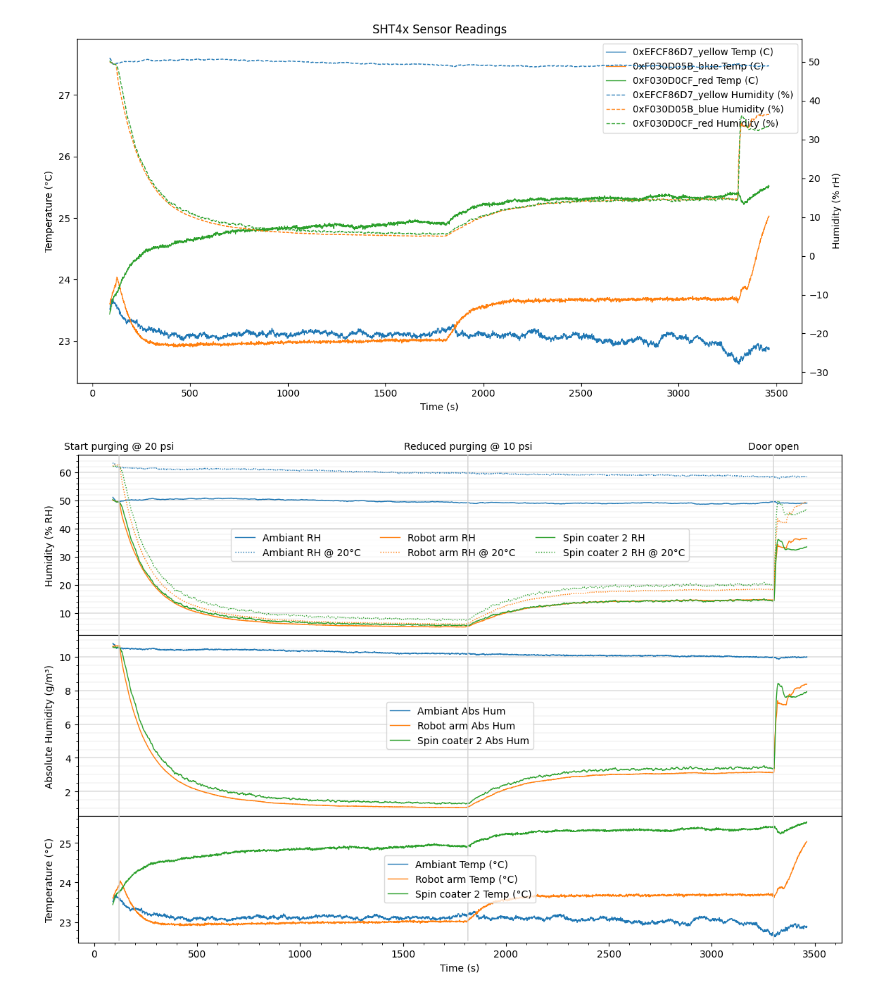
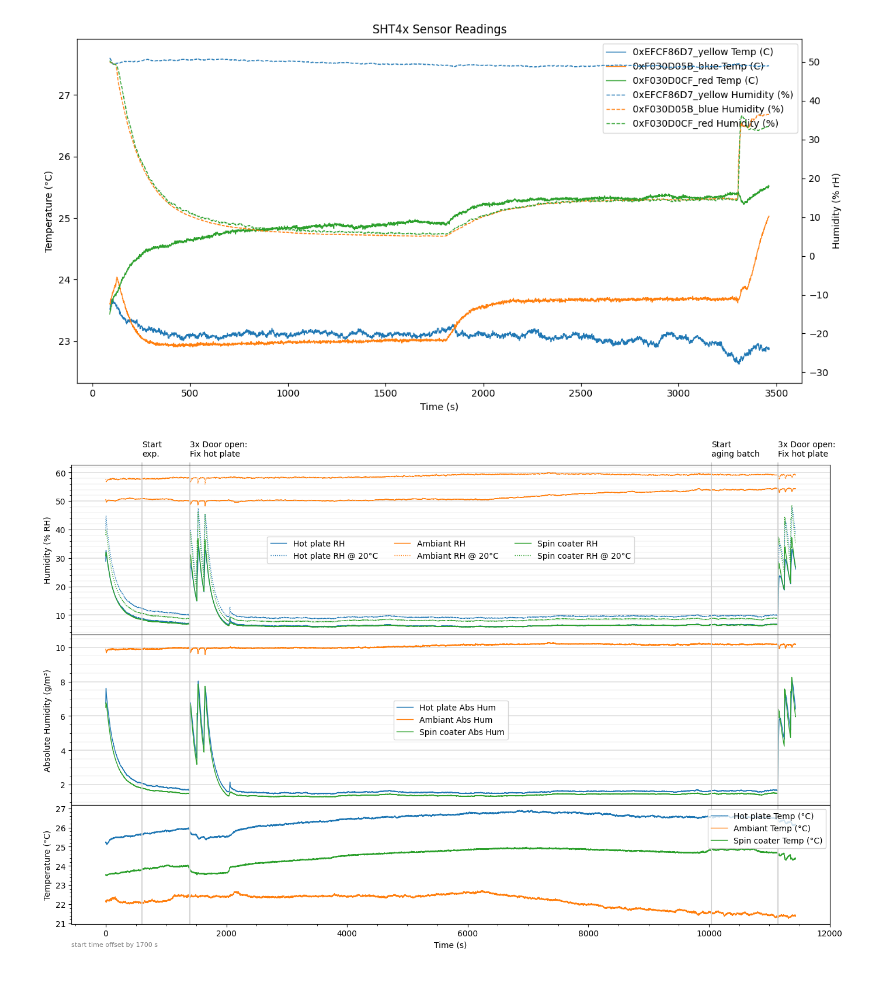
Before and after one commit to yyrliu/adafruit-sht4x-trinkey-humidity-sensor, a Jupyter notebook: plot.ipynb, the cells around one changed output. Saved outputs shown, nothing was run; the diff lists cells and outputs as text; code cells hidden in the pictures.

Commit message:
Add new data

```diff
--- a/plot.ipynb
+++ b/plot.ipynb
@@ -57,7 +57,9 @@ import matplotlib.pyplot as plt
 import matplotlib as mpl
 import numpy as np
 
-csv_file = 'sensor_readings_20250627_121615.csv'
+csv_file = 'sensor_readings_20250709_101706.csv'
+start_time_offeset = 1700  # seconds to ignore at the start
+time_unit = 's'  # time unit for x-axis, can be 's' or 'min'
 serial_to_name = {
     "sensor_readings_20250620_125414.csv": {
         "0xF030D05B_blue": "Box",
@@ -73,8 +75,19 @@ serial_to_name = {
         "0xF030D05B_blue": "Robot arm",
         "0xF030D0CF_red": "Spin coater 2",
         "0xEFCF86D7_yellow": "Ambiant"
+    },
+    "sensor_readings_20250701_151456.csv": {
+        "0xF030D05B_blue": "Hot plate",
+        "0xF030D0CF_red": "Spin coater",
+        "0xEFCF86D7_yellow": "Ambiant"
+    },
+    "sensor_readings_20250709_101706.csv": {
+        "0xF030D05B_blue": "Hot plate",
+        "0xF030D0CF_red": "Spin coater",
+        "0xEFCF86D7_yellow": "Ambiant"
     }
 }
+
 
 def calc_absolute_humidity(temp_c, rh):
     # Ref: https://sensirion.com/media/documents/A419127A/6836C0D2/Sensirion_AppNotes_Humidity_Sensors_at_a_Glance.pdf
@@ -98,12 +111,13 @@ for i, serial in enumerate(serials):
     hum_col = f"{serial}_humidity (% rH)"
     valid = df[['time_s', temp_col, hum_col]].dropna()
 
-    # valid = valid[valid['time_s'] > 1800]
-    # valid['time_s'] -= valid['time_s'].min()  # Normalize time to start at 0
+    valid = valid[valid['time_s'] > start_time_offeset]
+    valid['time_s'] -= valid['time_s'].min()  # Normalize time to start at 0
 
     valid = valid.assign(**{
         "Abs Hum (g/m³)": calc_absolute_humidity(valid[temp_col], valid[hum_col]),
-        "RH @ 20°C (%)": calc_relative_humidity(valid[hum_col], valid[temp_col], 20.0)
+        "RH @ 20°C (%)": calc_relative_humidity(valid[hum_col], valid[temp_col], 20.0),
+        "time_min": valid['time_s'] / 60.0,
     })
 
     valid.rename(columns={
@@ -121,59 +135,62 @@ fig, (ax_rh, ax_ah, ax_temp) = plt.subplots(
 colors = mpl.cm.tab10(range(10))
 for i, (sensor_name, data) in enumerate(data_series.items()):
     color = colors[i % len(colors)]
-    ax_ah.plot(data['time_s'], data['Abs Hum (g/m³)'], label=f"{sensor_name} Abs Hum", color=color, linewidth=1, linestyle='-')
-    ax_rh.plot(data['time_s'], data['RH (%)'], label=f"{sensor_name} RH", linewidth=1, color=color, linestyle='-')
-    ax_rh.plot(data['time_s'], data['RH @ 20°C (%)'], label=f"{sensor_name} RH @ 20°C", linewidth=1, color=color, linestyle=':')
-    ax_temp.plot(data['time_s'], data['T (°C)'], label=f"{sensor_name} Temp (°C)", linewidth=1, color=color)
+    x = data['time_s'] if time_unit == 's' else data['time_min']
+    ax_ah.plot(x, data['Abs Hum (g/m³)'], label=f"{sensor_name} Abs Hum", color=color, linewidth=1, linestyle='-')
+    ax_rh.plot(x, data['RH (%)'], label=f"{sensor_name} RH", linewidth=1, color=color, linestyle='-')
+    ax_rh.plot(x, data['RH @ 20°C (%)'], label=f"{sensor_name} RH @ 20°C", linewidth=1, color=color, linestyle=':')
+    ax_temp.plot(x, data['T (°C)'], label=f"{sensor_name} Temp (°C)", linewidth=1, color=color)
 
 ax_ah.set_ylabel('Absolute Humidity (g/m³)')
 ax_rh.set_ylabel('Humidity (% RH)')
-ax_temp.set_xlabel('Time (s)')
 ax_temp.set_ylabel('Temperature (°C)')
 
-ax_temp.annotate('Start purging @ 20 psi', (120, ax_temp.get_ylim()[0]), (120, ax_temp.get_ylim()[1] + (ax_temp.get_ylim()[1] - ax_temp.get_ylim()[0]) * 2.9), arrowprops={"arrowstyle": "-", "color": "lightgray"}, ha='center', fontsize=10, annotation_clip=False)
-ax_temp.annotate('Reduced purging @ 10 psi', (1815, ax_temp.get_ylim()[0]), (1815, ax_temp.get_ylim()[1] + (ax_temp.get_ylim()[1] - ax_temp.get_ylim()[0]) * 2.9), arrowprops={"arrowstyle": "-", "color": "lightgray"}, ha='center', fontsize=10, annotation_clip=False)
-ax_temp.annotate('Door open', (3300, ax_temp.get_ylim()[0]), (3300, ax_temp.get_ylim()[1] + (ax_temp.get_ylim()[1] - ax_temp.get_ylim()[0]) * 2.9), arrowprops={"arrowstyle": "-", "color": "lightgray"}, ha='center', fontsize=10, annotation_clip=False)
+if time_unit == 's':
+    ax_temp.set_xlabel('Time (s)')
+elif time_unit == 'min':
+    ax_temp.set_xlabel('Time (min)')
+else:
+    raise ValueError(f"Unsupported time unit: {time_unit}")
 
-# # Draw horizontal lines for all axes
-# for i, (sensor_name, data) in enumerate(data_series.items()):
-#     color = colors[i % len(colors)]
 
-#     # Find minimum humidity values
-#     min_rh = data['RH (%)'].min()
-#     min_abs_hum = data['Abs Hum (g/m³)'].min()
+ax_temp.text(0, -0.15, f"start time offset by {start_time_offeset} s",
+             ha='left', va='top', fontsize=8, color='gray', transform=ax_temp.transAxes)
+vlines = [
+    ("Start\nexp.", 600),
+    ("3x Door open:\nFix hot plate", 1390),
+    ("Start\naging batch", 10040),
+    ("3x Door open:\nFix hot plate", 11140),
+]
 
-#     # Add horizontal lines at minimum humidity levels
-#     ax_rh.axhline(y=min_rh, color=color, linestyle='--', alpha=0.5,
-#                  label=f"{sensor_name} Min RH: {min_rh:.1f}%")
-#     ax_ah.axhline(y=min_abs_hum, color=color, linestyle='--', alpha=0.5,
-#                  label=f"{sensor_name} Min AH: {min_abs_hum:.2f} g/m³")
-
-# # Add a title to the overall figure
-# fig.suptitle('Humidity and Temperature Readings with Minimum Levels', fontsize=14)
+for annotation, t, *kwargs in vlines:
+    ax_ah.axvline(x=t, clip_on=False, color="lightgray")
+    ax_rh.axvline(x=t, ymax=1.01, clip_on=False, color="lightgray")
+    ax_temp.axvline(x=t, clip_on=False, color="lightgray")
+    text_y_pos = ax_rh.get_ylim()[1] + (ax_rh.get_ylim()[1] - ax_rh.get_ylim()[0]) * 0.05
+    ax_rh.text(t, text_y_pos, annotation, ha='left', ma='left', fontsize=10, clip_on=False)
 
 ax_ah.legend()
 ax_rh.legend(ncol=3)
 ax_temp.legend()
 
 ax_temp.minorticks_on()
 ax_rh.minorticks_on()
 ax_ah.minorticks_on()
 
 ax_rh.grid(visible=True, which='major', axis='y', color='gray', linestyle='-', linewidth=0.3)
 ax_rh.grid(visible=True, which='minor', axis='y', color='gray', linestyle='-', linewidth=0.1)
 
 ax_ah.grid(visible=True, which='major', axis='y', color='gray', linestyle='-', linewidth=0.3)
 ax_ah.grid(visible=True, which='minor', axis='y', color='gray', linestyle='-', linewidth=0.1)
 
 plt.tight_layout()
 plt.subplots_adjust(hspace=0)
 plt.show()
 
 # save the figure
 fig.savefig(f'{csv_file}.png', dpi=300, bbox_inches='tight')
 # %% [output]
-[figure, old version]
+[figure, new version]
 # %%
 %matplotlib ipympl
 
```
Also changed, not shown: parts of 1 cell of this notebook, 5 other files.
